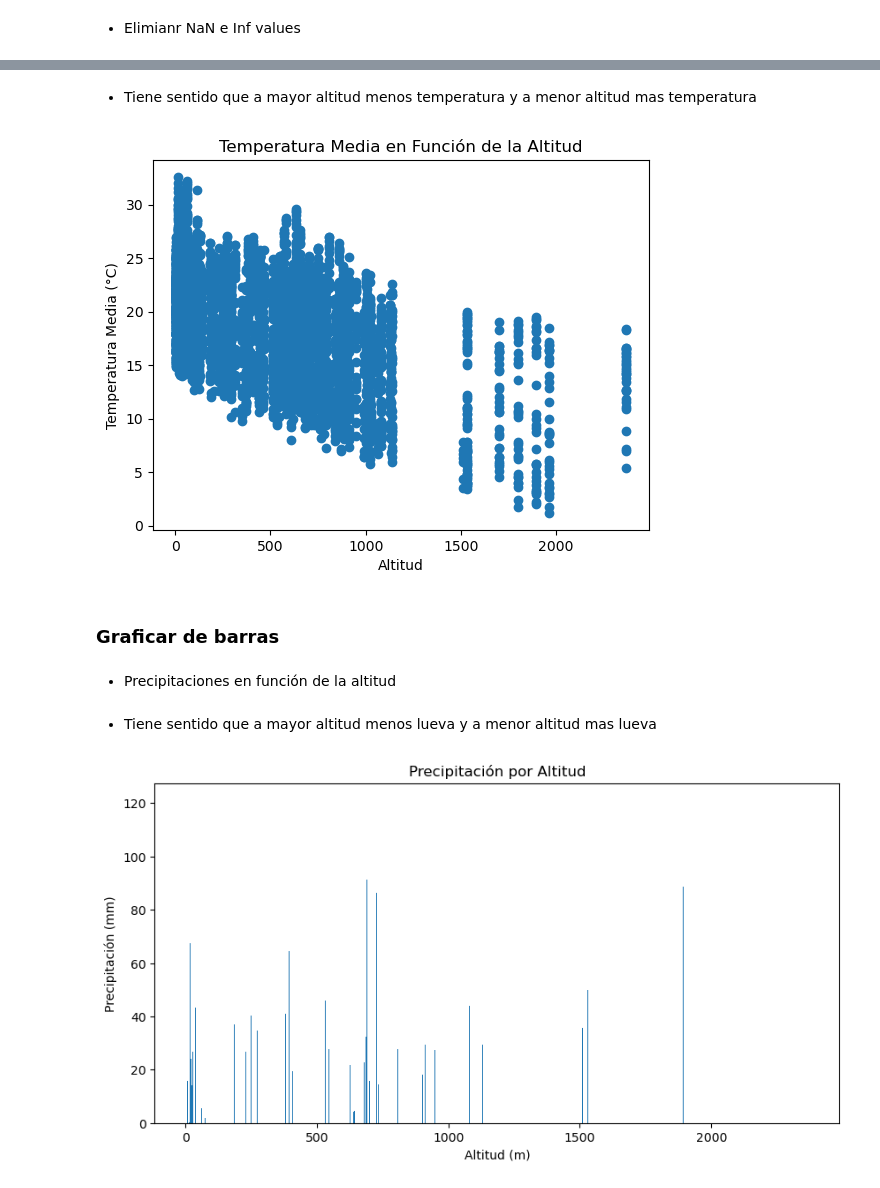
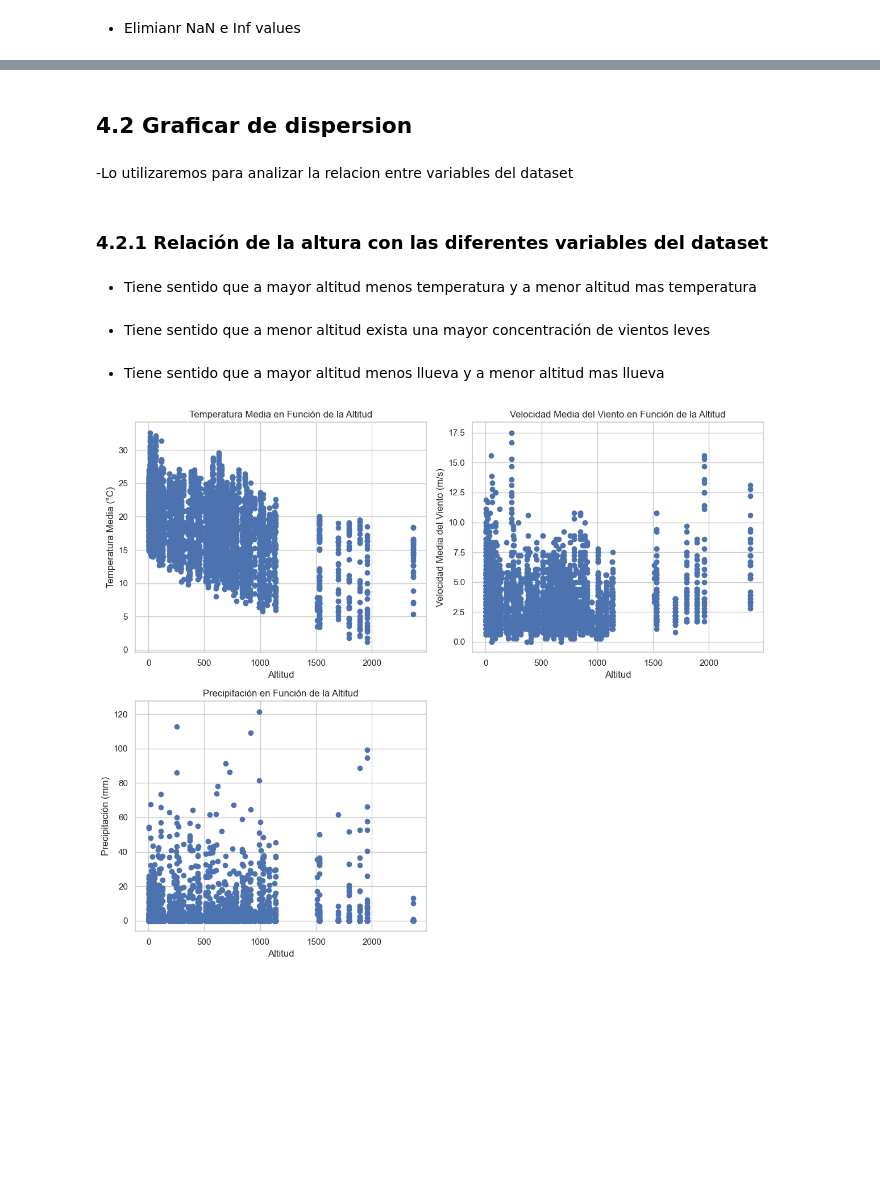
Before and after one commit to guti10x/Aemet, a Jupyter notebook: AEMET_API_requests.ipynb, the cells around one changed output, grey strips where cells are left out. Drawn from its saved outputs; the diff is of its cells as text; code cells hidden in the pictures; blank space fills up the shorter version.

Commit message:
reorganización histogramas y graficas de dispersión

```diff
--- a/AEMET_API_requests.ipynb
+++ b/AEMET_API_requests.ipynb
@@ -282,26 +369,42 @@ data = data.dropna()
+# %% [markdown]
+## 4.2 Graficar de dispersion
+# %% [markdown]
+-Lo utilizaremos para analizar la relacion entre variables del dataset
+# %% [markdown]
+### 4.2.1 Relación de la altura con las diferentes variables del dataset
 # %% [markdown]
 - Tiene sentido que a mayor altitud menos temperatura y a menor altitud mas temperatura
+# %% [markdown]
+- Tiene sentido que a menor altitud exista una mayor concentración de vientos leves
+# %% [markdown]
+- Tiene sentido que a mayor altitud menos llueva y a menor altitud mas llueva
 # %%
-plt.scatter(data['altitud'], data['tmed'])
-plt.title('Temperatura Media en Función de la Altitud')
-plt.xlabel('Altitud')
-plt.ylabel('Temperatura Media (°C)')
+# Crear un grid de gráficos dispersos (2 filas, 2 columnas)
+fig, axs = plt.subplots(2, 2, figsize=(12, 10))
+
+# Gráfico 1: Temperatura Media en función de la Altitud
+axs[0, 0].scatter(data['altitud'], data['tmed'])
+axs[0, 0].set_title('Temperatura Media en Función de la Altitud')
+axs[0, 0].set_xlabel('Altitud')
+axs[0, 0].set_ylabel('Temperatura Media (°C)')
+
+# Gráfico 2: Velocidad Media del Viento en función de la Altitud
+axs[0, 1].scatter(data['altitud'], data['velmedia'])
+axs[0, 1].set_title('Velocidad Media del Viento en Función de la Altitud')
+axs[0, 1].set_xlabel('Altitud')
+axs[0, 1].set_ylabel('Velocidad Media del Viento (m/s)')
+
+# Gráfico 3: Precipitación en función de la Altitud
+axs[1, 0].scatter(data['altitud'], data['prec'])
+axs[1, 0].set_title('Precipitación en Función de la Altitud')
+axs[1, 0].set_xlabel('Altitud')
+axs[1, 0].set_ylabel('Precipitación (mm)')
+
+# Ocultar el cuarto gráfico en la esquina inferior derecha
+axs[1, 1].axis('off')
+
+# Ajustar diseño y mostrar los gráficos
+plt.tight_layout()
 plt.show()
 # %% [output]
-[figure, old version]
+[figure, new version]
-# %% [markdown]
-### Graficar de barras
-# %% [markdown]
-- Precipitaciones en función de la altitud
-# %% [markdown]
-- Tiene sentido que a mayor altitud menos lueva y a menor altitud mas lueva
-# %%
-# Gráfico de barras de precipitación (prec) por altitud
-plt.figure(figsize=(10, 5))
-plt.bar(data['altitud'], data['prec'])
-plt.title('Precipitación por Altitud')
-plt.xlabel('Altitud (m)')
-plt.ylabel('Precipitación (mm)')
-plt.show()
-# %% [output]
-[figure, removed]
```
Also changed, not shown: parts of 23 cells of this notebook.
